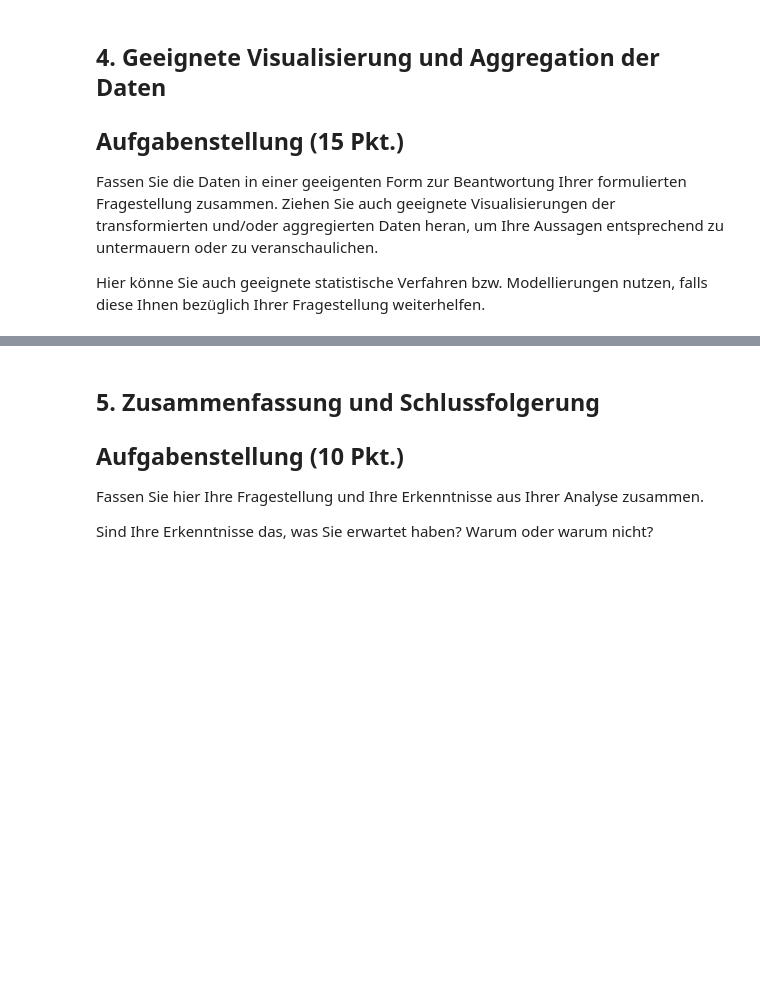
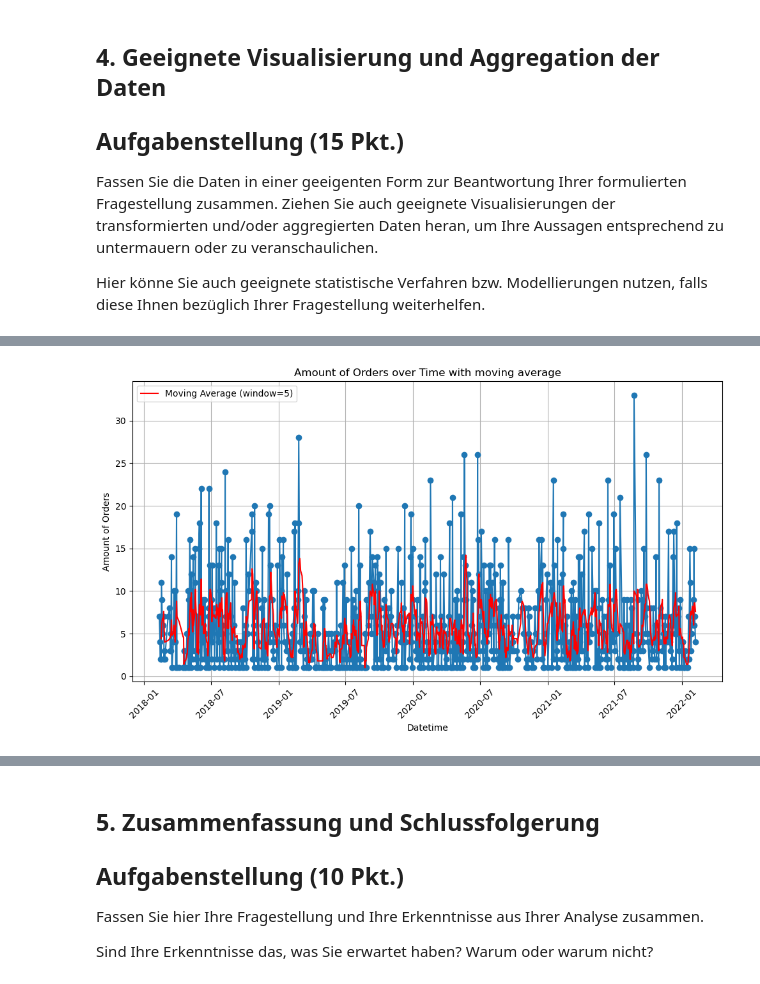
Before and after one commit to SchierleLukas/programming-for-datascience, a Jupyter notebook: notebooks/project.ipynb, the cells around one changed output, grey strips where cells are left out. Saved outputs shown, nothing was run; the diff lists cells and outputs as text; code cells hidden in the pictures; blank space fills up the shorter version.

```diff
--- a/notebooks/project.ipynb
+++ b/notebooks/project.ipynb
@@ -233,0 +285,21 @@ Hier könne Sie auch geeignete statistische Verfahren bzw. Modellierungen nutzen
+# %%
+# Count occurrences of each datetime value
+value_counts = df['Order Date'].value_counts().sort_index()
+
+# Calculate the moving average with a window size of 5
+moving_avg = value_counts.rolling(window=5).mean()
+
+# Plot the counts over time
+plt.figure(figsize=(10, 6))
+plt.plot(value_counts.index, value_counts.values, marker='o', linestyle='-')
+plt.plot(moving_avg.index, moving_avg.values, color='red', label='Moving Average (window=5)')
+plt.title('Amount of Orders over Time with moving average')
+plt.xlabel('Datetime')
+plt.ylabel('Amount of Orders')
+plt.legend()
+plt.grid(True)
+plt.xticks(rotation=45)
+plt.tight_layout()
+plt.show()
+# %% [output]
+[figure, added]
```
Also changed, not shown: parts of 12 cells of this notebook.
